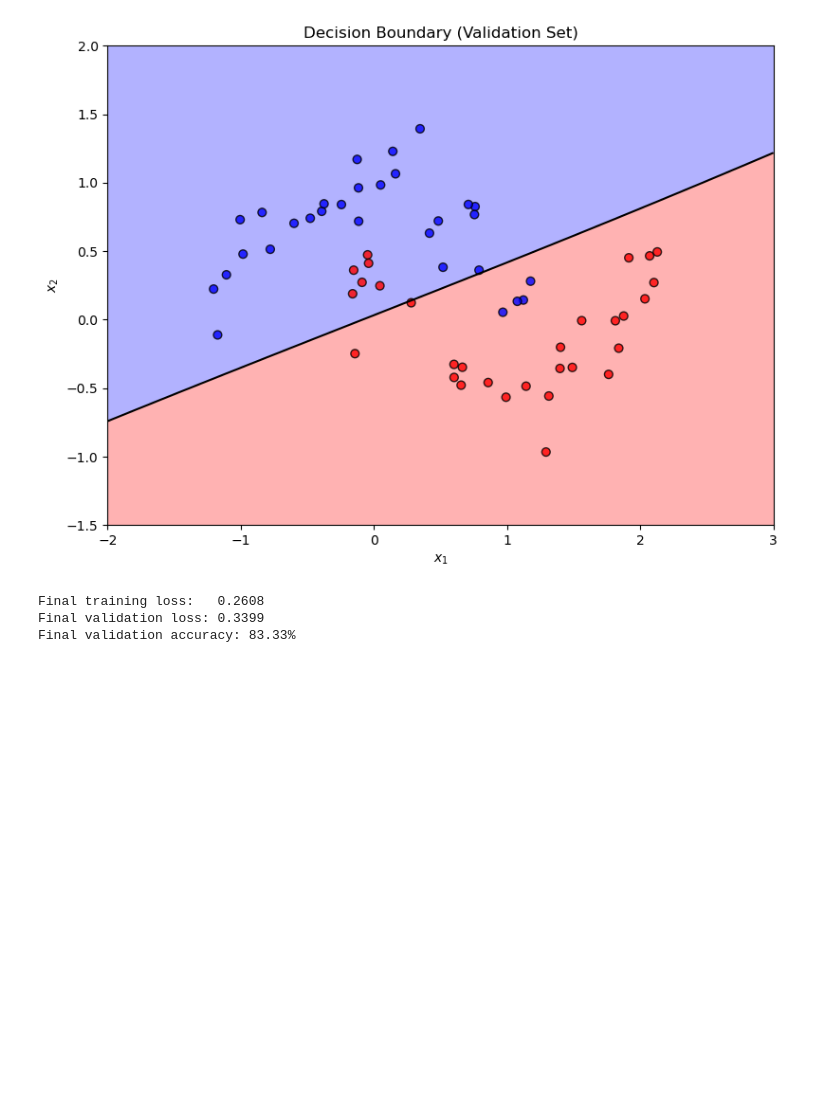
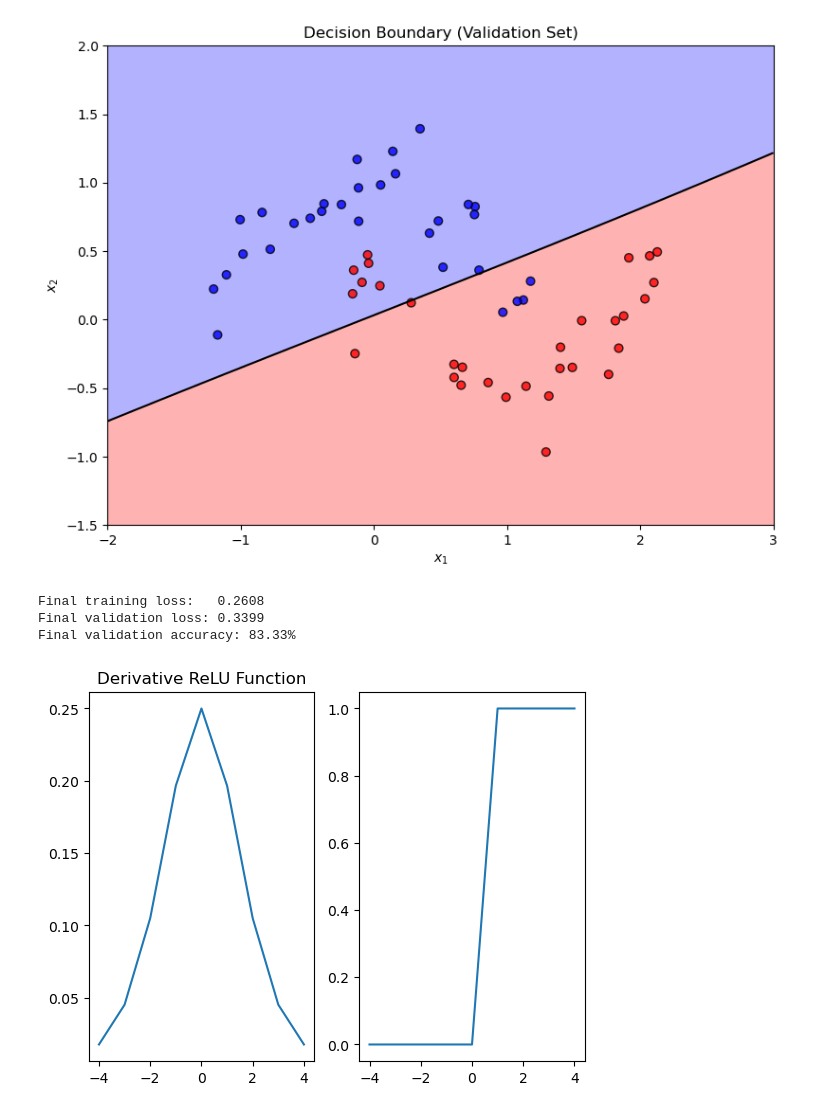
Before and after one commit to amsterdam-trader/CDS_assignment4, a Jupyter notebook: main.ipynb, the cells around one changed output. Cells and saved outputs as stored; diff of their text form; code cells hidden in the pictures; blank space fills up the shorter version.

```diff
--- a/main.ipynb
+++ b/main.ipynb
@@ -127,3 +127,8 @@ results = main_q1d(
 Final training loss:   0.2608
 Final validation loss: 0.3399
 Final validation accuracy: 83.33%
+# %%
+from src.q2b import main as main_q2b
+main_q2b()
+# %% [output]
+[figure, added]
```
Also changed, not shown: 2 other files.
